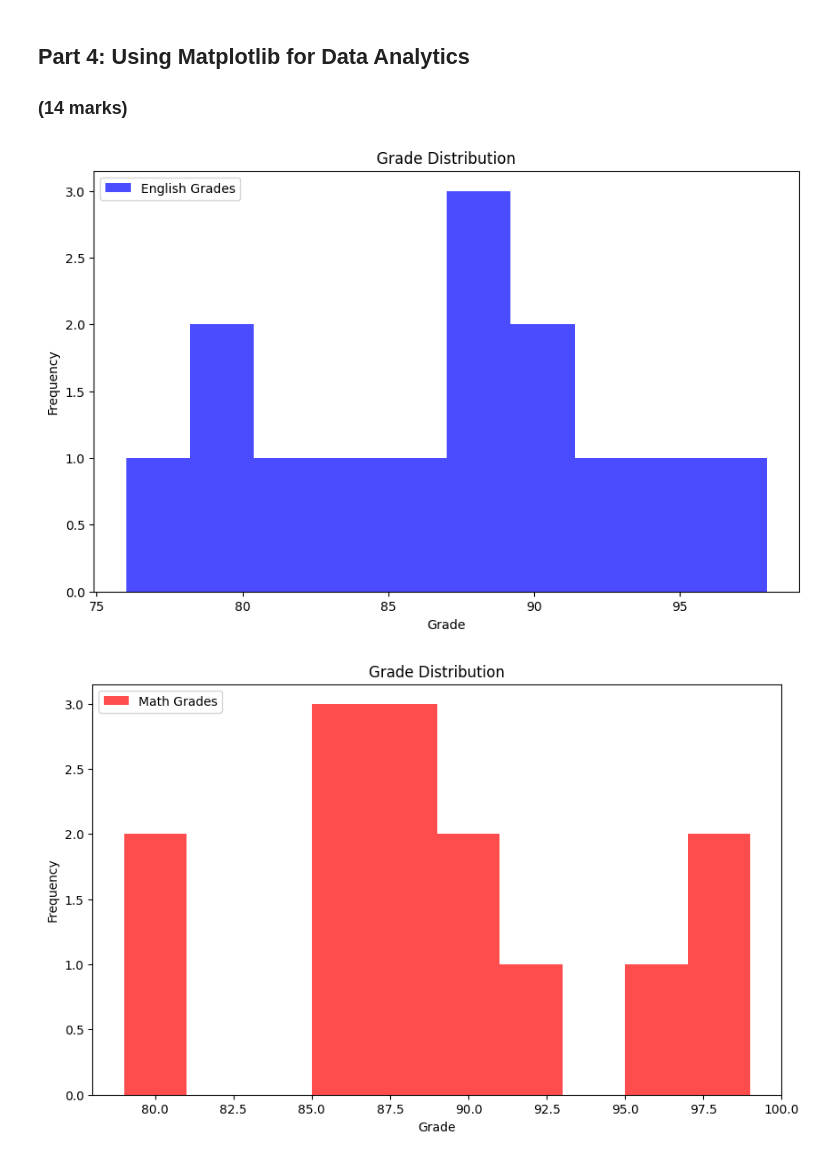
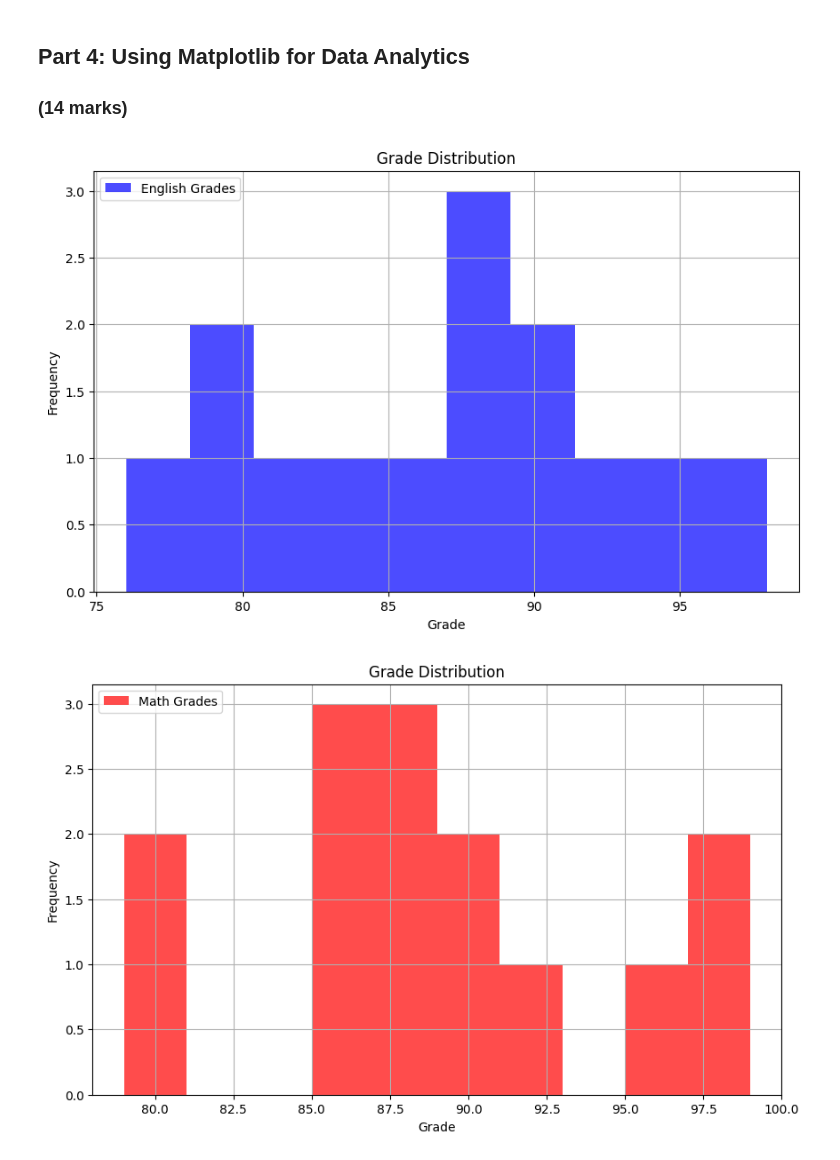
Before and after one commit to Deep-nav-auto-lab/engg680_2024_fall, a Jupyter notebook: Lab_Assignment1/Milena_Draft.ipynb, the cells around one changed output. Saved outputs shown, nothing was run; the diff lists cells and outputs as text; code cells hidden in the pictures.

Commit message:
Section 1, 2, 3 and 4 complete. Scatter Plot and Histograms also saved in my Lab Assignment 1 folder abd grid lines added

```diff
--- a/Lab_Assignment1/Milena_Draft.ipynb
+++ b/Lab_Assignment1/Milena_Draft.ipynb
@@ -433,35 +433,39 @@ plt.ylabel('Frequency')
 plt.title('Grade Distribution')
 plt.legend(loc='upper left')
 
+
+plt.grid(True)
 plt.savefig('/content/drive/MyDrive/engg680_2024_fall/Lab_Assignment1/English Grade Distribution Histogram.png')
 
 # Step 1: Use the line above as reference to create a histogram for the math grades
 # (1 mark)
 plt.figure(figsize=(10, 6))
 plt.hist(df_studentGrades['mathGrade'], bins=10, alpha=0.7, label='Math Grades', color='red')
 
 plt.xlabel('Grade')
 plt.ylabel('Frequency')
 plt.title('Grade Distribution')
 plt.legend(loc='upper left')
 
+
+plt.grid(True)
 plt.savefig('/content/drive/MyDrive/engg680_2024_fall/Lab_Assignment1/Math Grade Distribution Histogram.png')
 
 # Step 2: Ensure that your plot is descriptive, so use labels (x and y axis), a title, and a legend.
 # Hint: Use the matplotlib .legend(loc='<location>') to add and place the legend.
 # You can use 'upper left', 'upper right', 'lower left', and 'lower right' to specify the location.
 # (4 marks)
 #
 
 # Step 3: Use the .savefig('<image_title>'.png) to output an image file of the histogram.
 # Please be sure to use a descriptive title!
 # (1 mark)
 #
 
 plt.show()
 # %% [output]
-[figure, old version]
+[figure, new version]
-[figure, old version]
+[figure, new version]
 # %%
 # Let's also use matplotlib to display a scatter plot of English vs. Math grades
 # Scatter plots are useful for seeing the relationship between two variables
```
Also changed, not shown: parts of 1 cell of this notebook.
